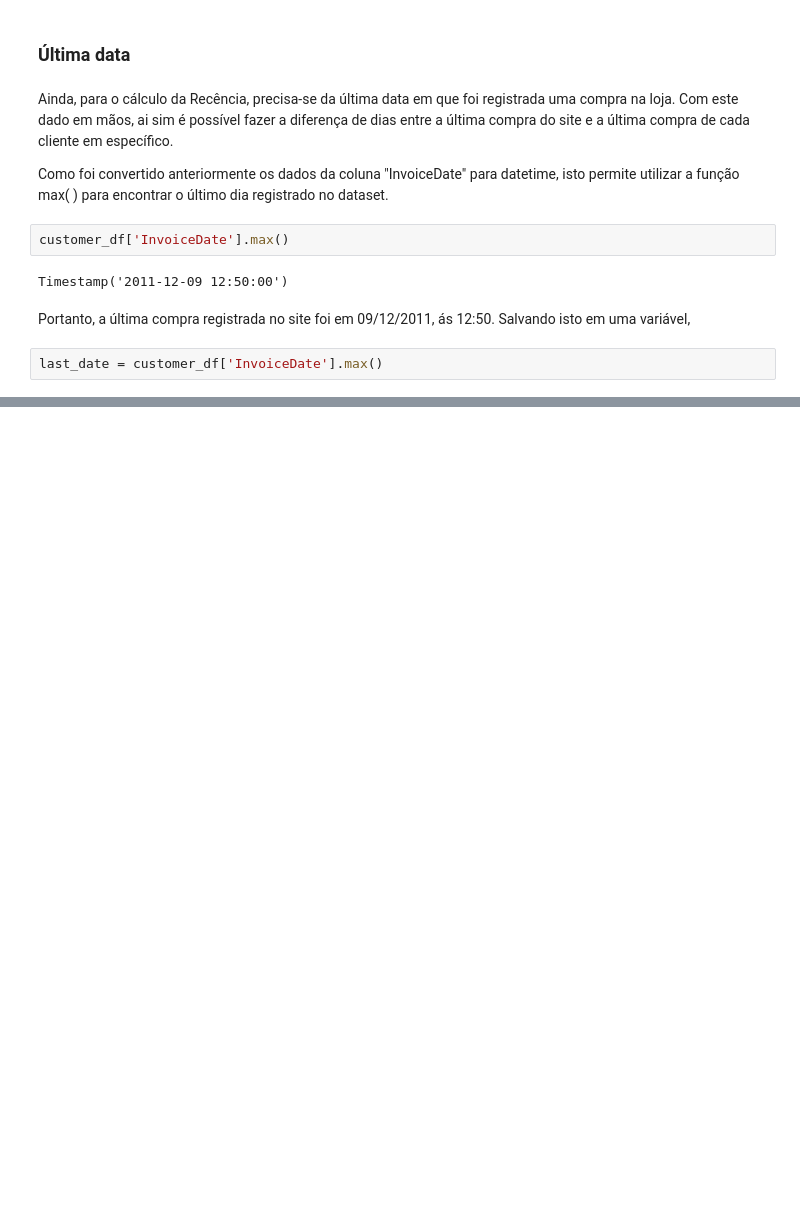
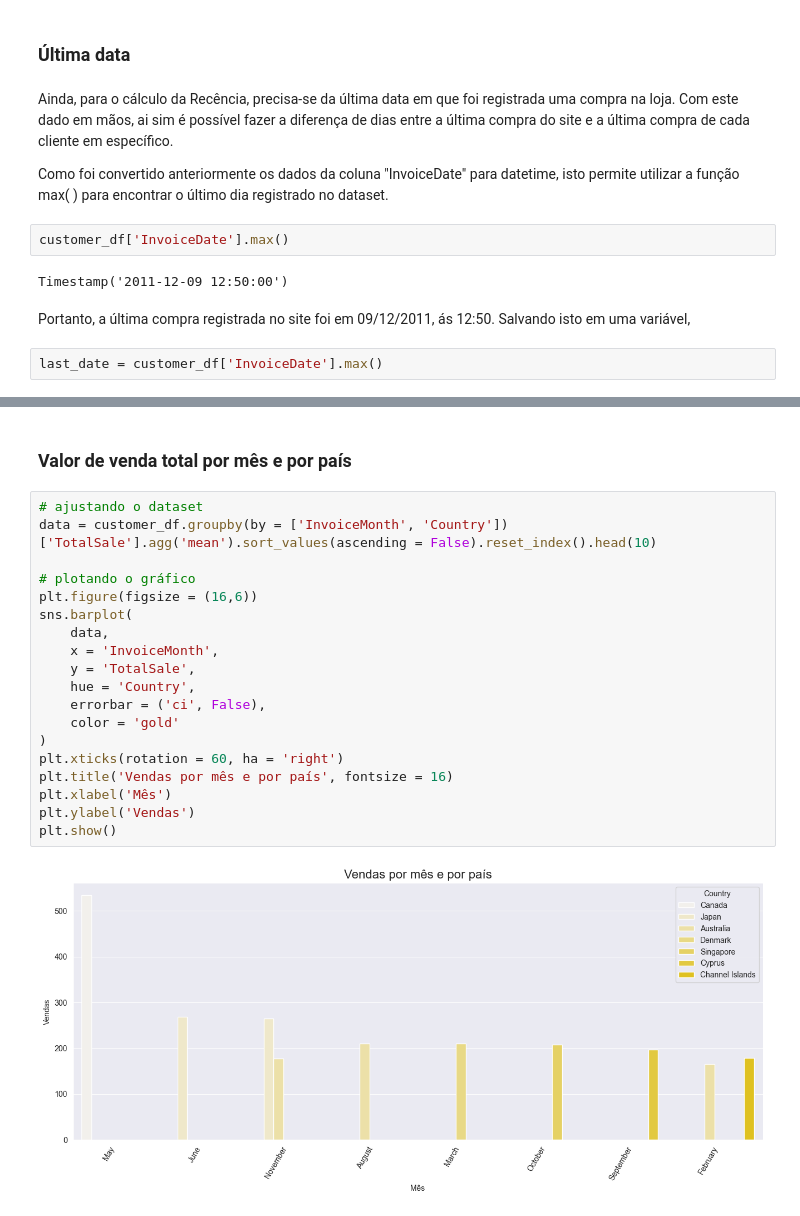
Before and after one commit to rfprates/analise_rfm_de_clientes, a Jupyter notebook: case_analise_rfm.ipynb, the cells around one changed output, grey strips where cells are left out. Saved outputs shown, nothing was run; the diff lists cells and outputs as text; blank space fills up the shorter version.

```diff
--- a/case_analise_rfm.ipynb
+++ b/case_analise_rfm.ipynb
@@ -457,0 +550,23 @@ last_date = customer_df['InvoiceDate'].max()
+# %% [markdown]
+### Valor de venda total por mês e por país
+# %%
+# ajustando o dataset
+data = customer_df.groupby(by = ['InvoiceMonth', 'Country'])['TotalSale'].agg('mean').sort_values(ascending = False).reset_index().head(10)
+
+# plotando o gráfico
+plt.figure(figsize = (16,6))
+sns.barplot(
+    data,
+    x = 'InvoiceMonth',
+    y = 'TotalSale',
+    hue = 'Country',
+    errorbar = ('ci', False),
+    color = 'gold'
+)
+plt.xticks(rotation = 60, ha = 'right')
+plt.title('Vendas por mês e por país', fontsize = 16)
+plt.xlabel('Mês')
+plt.ylabel('Vendas')
+plt.show()
+# %% [output]
+[figure, added]
```
Also changed, not shown: parts of 13 cells of this notebook.
